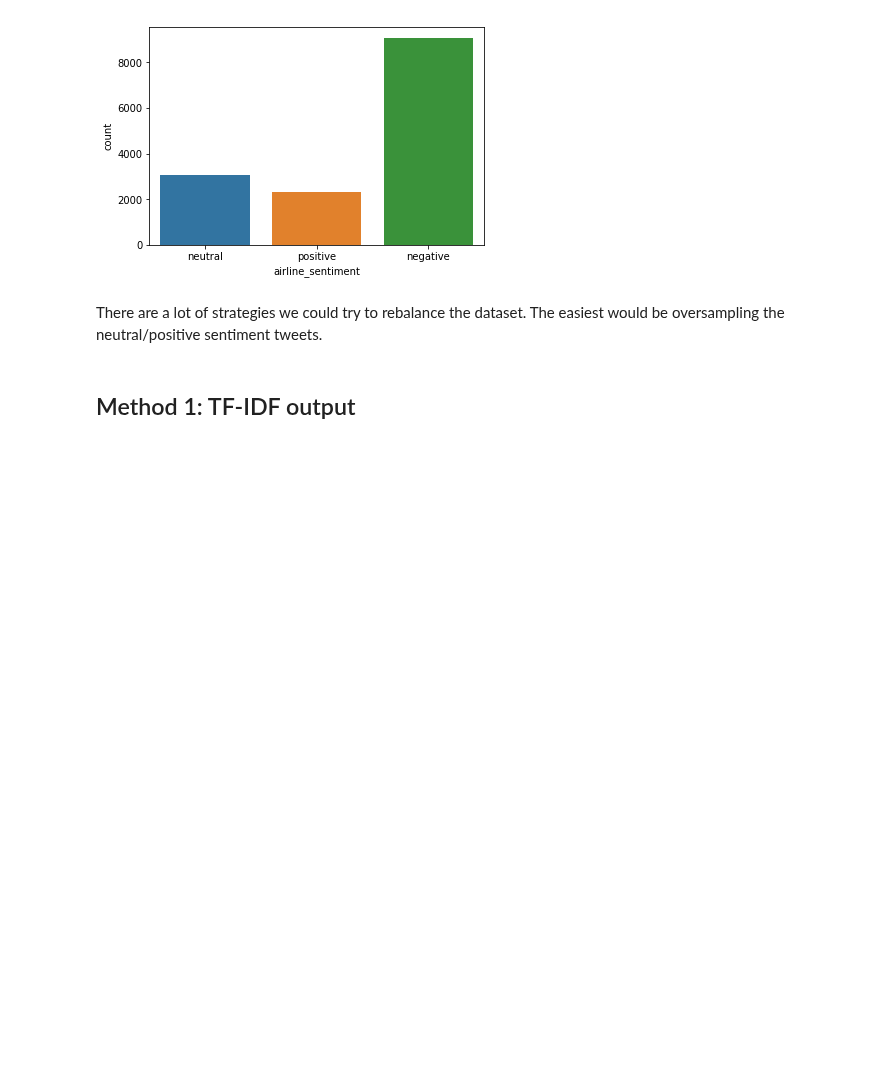
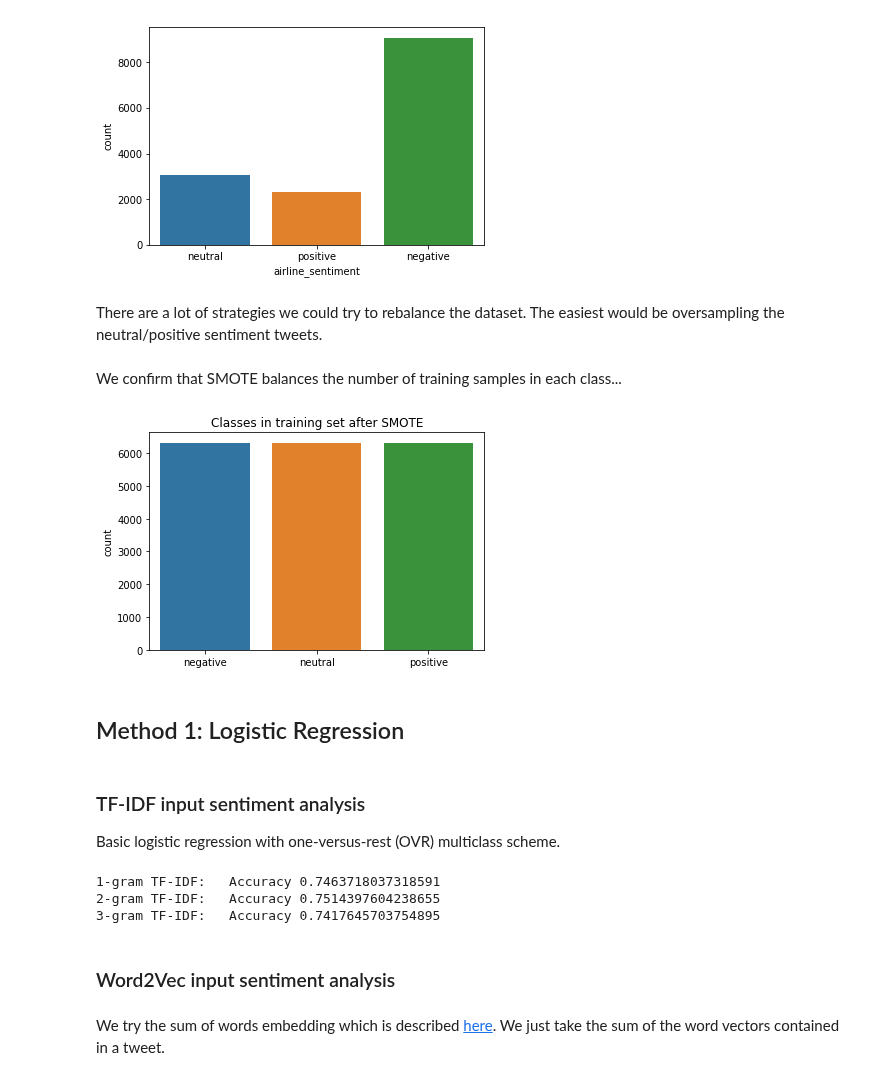
Before and after one commit to ryatchak/springboard, a Jupyter notebook: capstone2_nlp/sentiment_analysis.ipynb, the cells around one changed output. Saved outputs shown, nothing was run; the diff lists cells and outputs as text; code cells hidden in the pictures; blank space fills up the shorter version.

Commit message:
Logistic Regression sentiment prediction on TFIDF and Doc2Vec, progress on sum of words (word2vec) embedding

```diff
--- a/capstone2_nlp/sentiment_analysis.ipynb
+++ b/capstone2_nlp/sentiment_analysis.ipynb
@@ -257,2 +306,31 @@ for M in tfidf_input_mats:
+# %% [markdown]
+We confirm that SMOTE balances the number of training samples in each class...
+# %%
+_ = sns.countplot(x = tfidf_learning_inputs[0][2])
+_ = plt.title('Classes in training set after SMOTE')
+locs, labels = plt.xticks()
+_ = plt.xticks(locs, ['negative', 'neutral', 'positive'], )
+# %% [output]
+[figure, added]
 # %% [markdown]
-## Method 1: TF-IDF output
+## Method 1: Logistic Regression
+# %% [markdown]
+### TF-IDF input sentiment analysis
+Basic logistic regression with one-versus-rest (OVR) multiclass scheme.
+# %%
+from sklearn.linear_model import LogisticRegression
+
+tfidf_log_models = []
+for i, ngram_model in enumerate(tfidf_learning_inputs):
+    lr = LogisticRegression(solver = 'lbfgs', multi_class='auto', max_iter = 200)
+    lr.fit(ngram_model[0], ngram_model[2])
+    print('{}-gram TF-IDF:\t Accuracy {}'.format(i+1,lr.score(ngram_model[1], ngram_model[3])))
+    tfidf_log_models.append(lr)
+# %% [output]
+1-gram TF-IDF:   Accuracy 0.7463718037318591
+2-gram TF-IDF:   Accuracy 0.7514397604238655
+3-gram TF-IDF:   Accuracy 0.7417645703754895
+# %% [markdown]
+### Word2Vec input sentiment analysis
+# %% [markdown]
+We try the sum of words embedding which is described [here](https://white.ucc.asn.au/publications/White2015SentVecMeaning.pdf). We just take the sum of the word vectors contained in a tweet.
```
Also changed, not shown: parts of 24 cells of this notebook.
